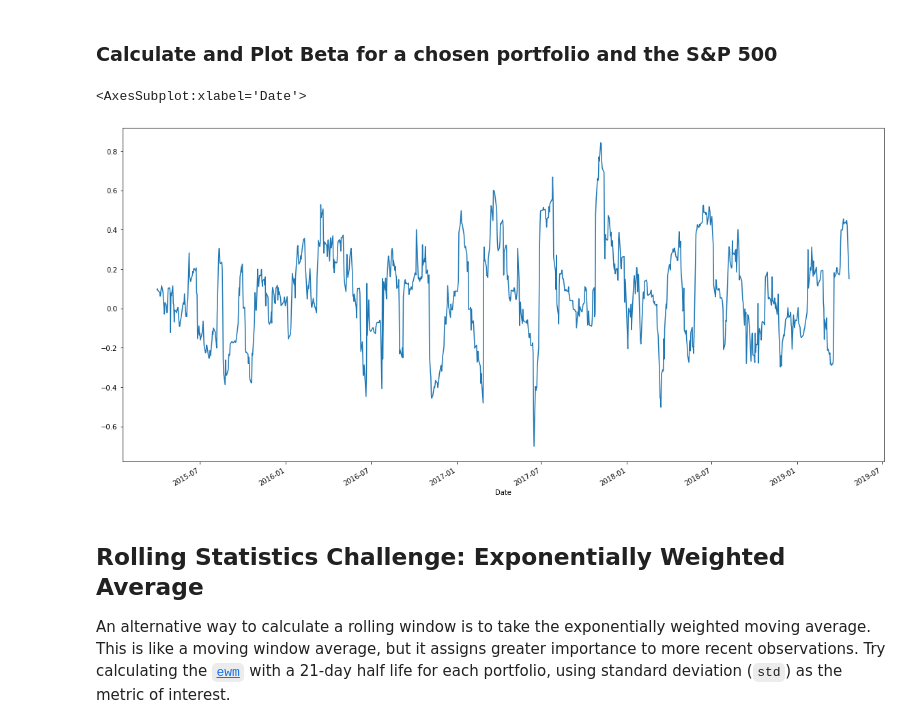
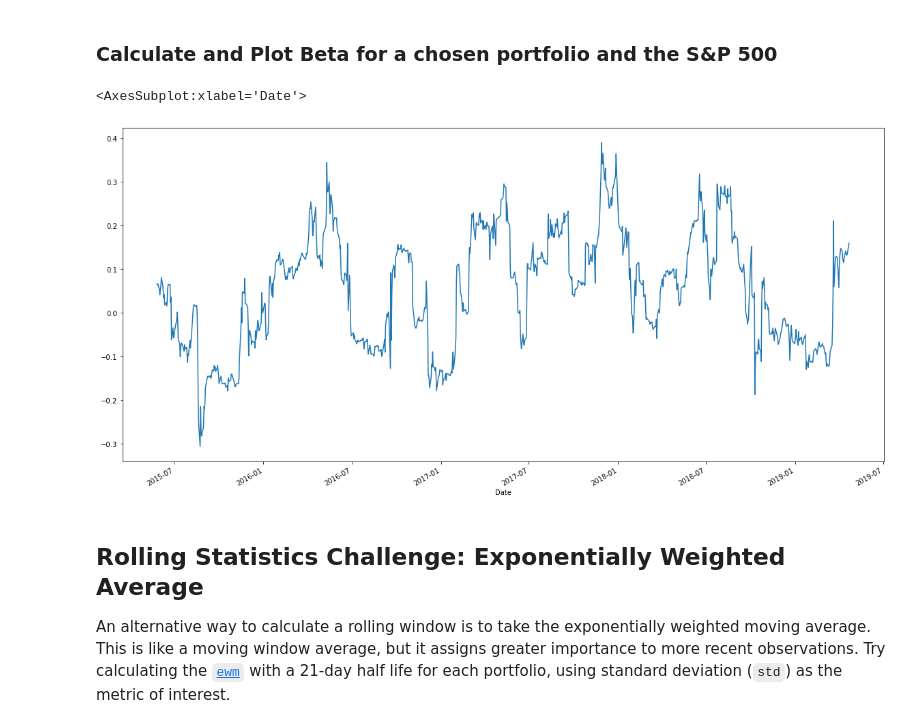
Before and after one commit to jackdavis185/Portfolio_Analysis, a Jupyter notebook: Starter_Code/whale_analysis.ipynb, the cells around one changed output. Drawn from its saved outputs; the diff is of its cells as text; code cells hidden in the pictures.

```diff
--- a/Starter_Code/whale_analysis.ipynb
+++ b/Starter_Code/whale_analysis.ipynb
@@ -267,16 +267,16 @@ sns.heatmap(correlation_returns, vmin = -1, vmax = 1, annot = True, cmap = "bone
 ### Calculate and Plot Beta for a chosen portfolio and the S&P 500
 # %%
 # Calculate covariance of a single portfolio
-covariance_soros = combined_returns["SOROS FUND MANAGEMENT LLC"].rolling(window = 21).cov(combined_returns["S&P500"])
+covariance_soros = combined_returns["SOROS FUND MANAGEMENT LLC"].rolling(window = 60).cov(combined_returns["S&P500"])
 # Calculate variance of S&P 500
-variance_sp500 = combined_returns["S&P500"].rolling(window = 21).var()
+variance_sp500 = combined_returns["S&P500"].rolling(window = 60).var()
 # Computing beta
 beta_soros = (covariance_soros / variance_sp500)
 # Plot beta trend
 beta_soros.plot(figsize = (20, 10))
 # %% [output]
 <AxesSubplot:xlabel='Date'>
-[figure, old version]
+[figure, new version]
 # %% [markdown]
 ## Rolling Statistics Challenge: Exponentially Weighted Average
 
```
Also changed, not shown: parts of 27 cells of this notebook.
